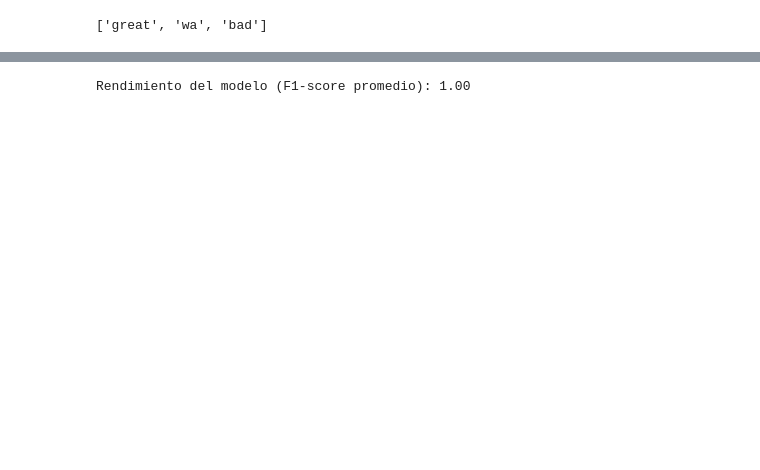
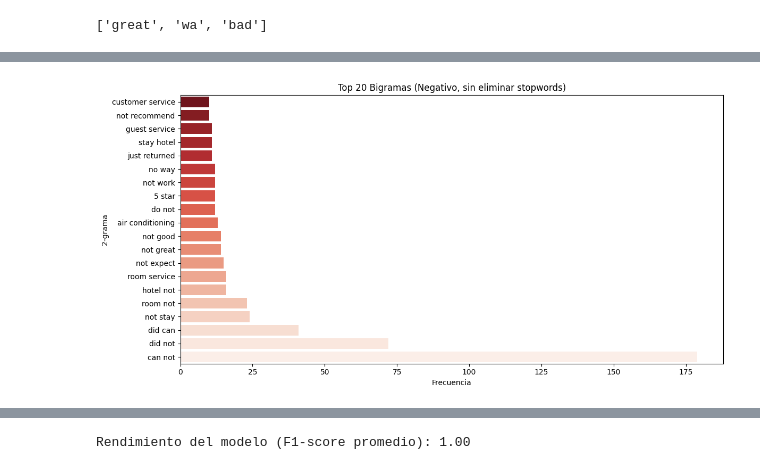
Before and after one commit to jeliaslm/Entropy, a Jupyter notebook: nuevo.ipynb, the cells around one changed output, grey strips where cells are left out. Saved outputs shown, nothing was run; the diff lists cells and outputs as text; code cells hidden in the pictures; blank space fills up the shorter version.

```diff
--- a/nuevo.ipynb
+++ b/nuevo.ipynb
@@ -130,0 +229,5 @@ df_test['tokens'] = df_test['Review'].apply(preprocess_text, custom_stopwords=cu
+# %%
+plot_top_ngrams(negative_tokens_nostop, n=2, top_n=20,
+                title="Top 20 Bigramas (Negativo, sin eliminar stopwords)", color="Reds")
+# %% [output]
+[figure, added]
```
Also changed, not shown: parts of 28 cells of this notebook.
